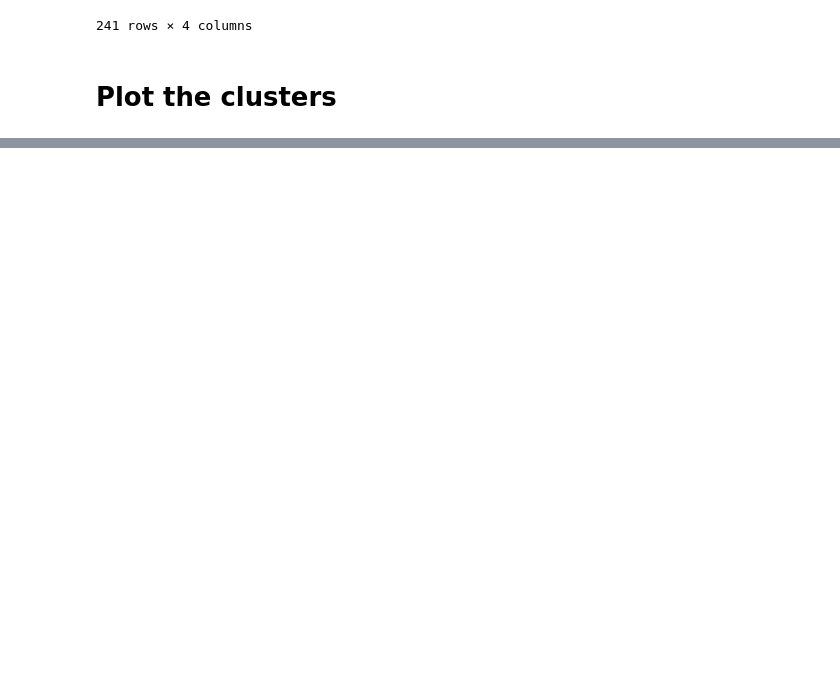
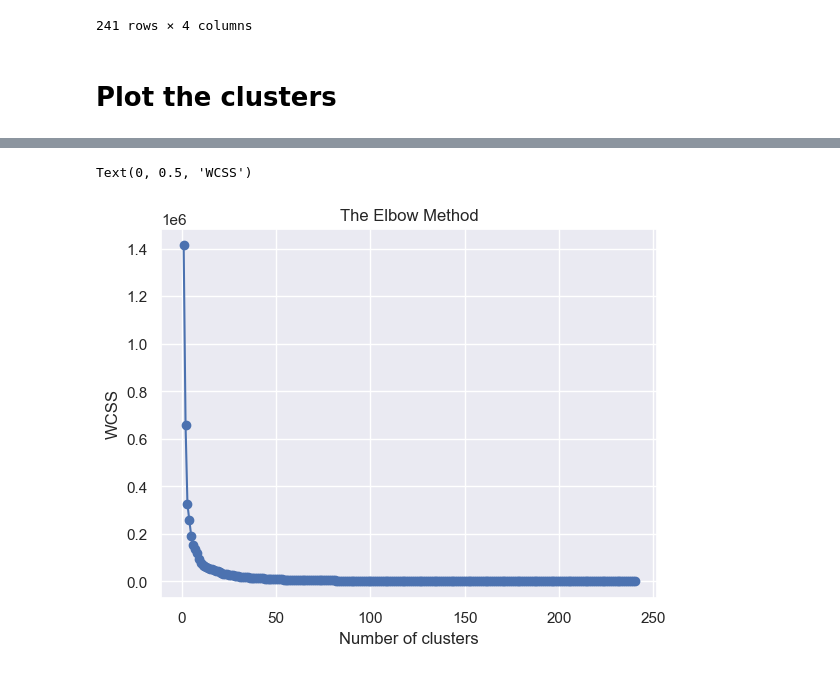
Before and after one commit to shiva508/dear_comrade_data_science_zero_to_hero, a Jupyter notebook: country_kmeans_clustering.ipynb, the cells around one changed output, grey strips where cells are left out. Drawn from its saved outputs; the diff is of its cells as text; code cells hidden in the pictures; blank space fills up the shorter version.

Commit message:
K-Means cluster

```diff
--- a/country_kmeans_clustering.ipynb
+++ b/country_kmeans_clustering.ipynb
@@ -106,0 +109,9 @@ plt.show()
+# %%
+unique_country_names = data["name"].unique()
+print("Unique country names:", unique_country_names.size)
+wcss = []
+for i in range(1, unique_country_names.size):
+    kmeans = KMeans(i)
+    kmeans.fit(x)
+    wcss.append(kmeans.inertia_)
+wcss
@@ -106,0 +137,9 @@ plt.show()
+# %%
+plt.scatter(range(1, unique_country_names.size), wcss)
+plt.plot(range(1, unique_country_names.size), wcss)
+plt.title('The Elbow Method')
+plt.xlabel('Number of clusters')
+plt.ylabel('WCSS')
+# %% [output]
+Text(0, 0.5, 'WCSS')
+[figure, added]
```
Also changed, not shown: parts of 5 cells of this notebook, 3 other files.
